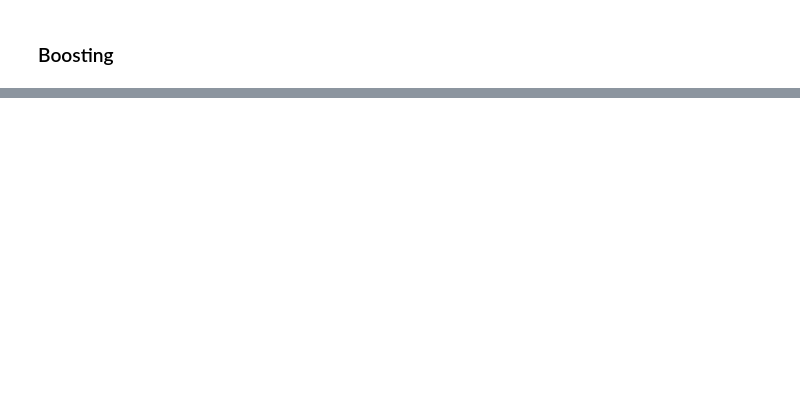
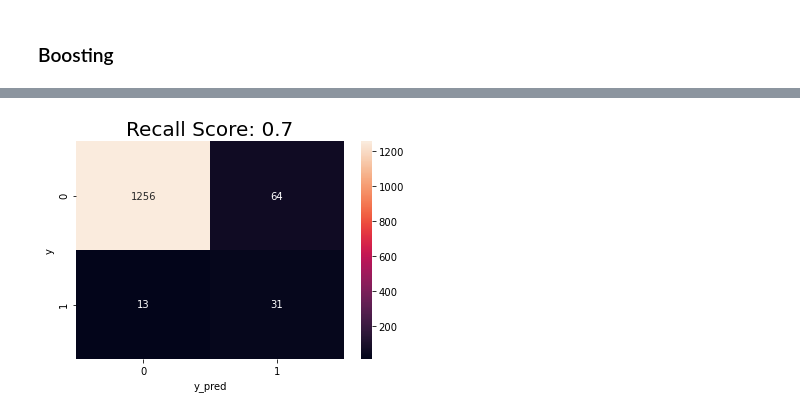
Before and after one commit to adilsmh/Company-Bankruptcy-Prediction, a Jupyter notebook: notebook/notebook_model.ipynb, the cells around one changed output, grey strips where cells are left out. Saved outputs shown, nothing was run; the diff lists cells and outputs as text; code cells hidden in the pictures; blank space fills up the shorter version.

```diff
--- a/notebook/notebook_model.ipynb
+++ b/notebook/notebook_model.ipynb
@@ -671,0 +730,4 @@ print(classification_report(y_test, y_pred))
+# %%
+plot_confusion_matrix(y_test, y_pred)
+# %% [output]
+[figure, added]
```
Also changed, not shown: parts of 44 cells of this notebook, 8 other files.
